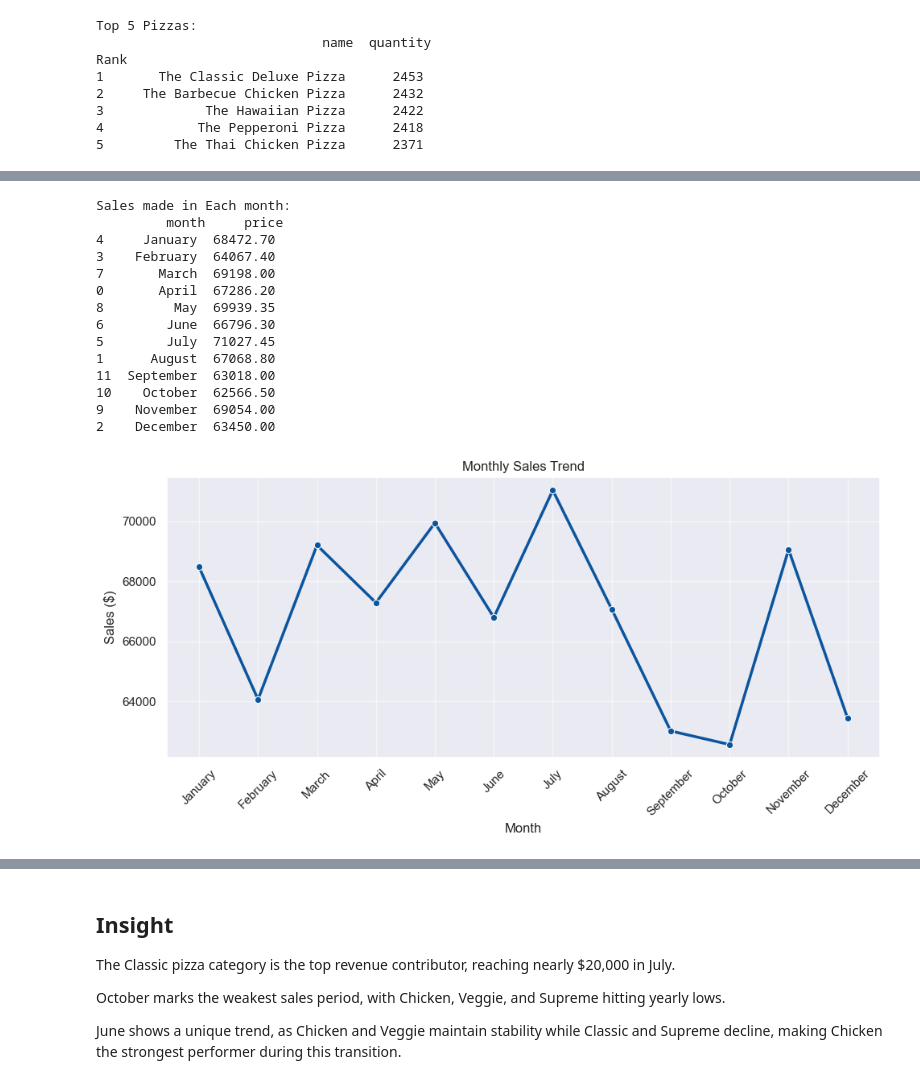
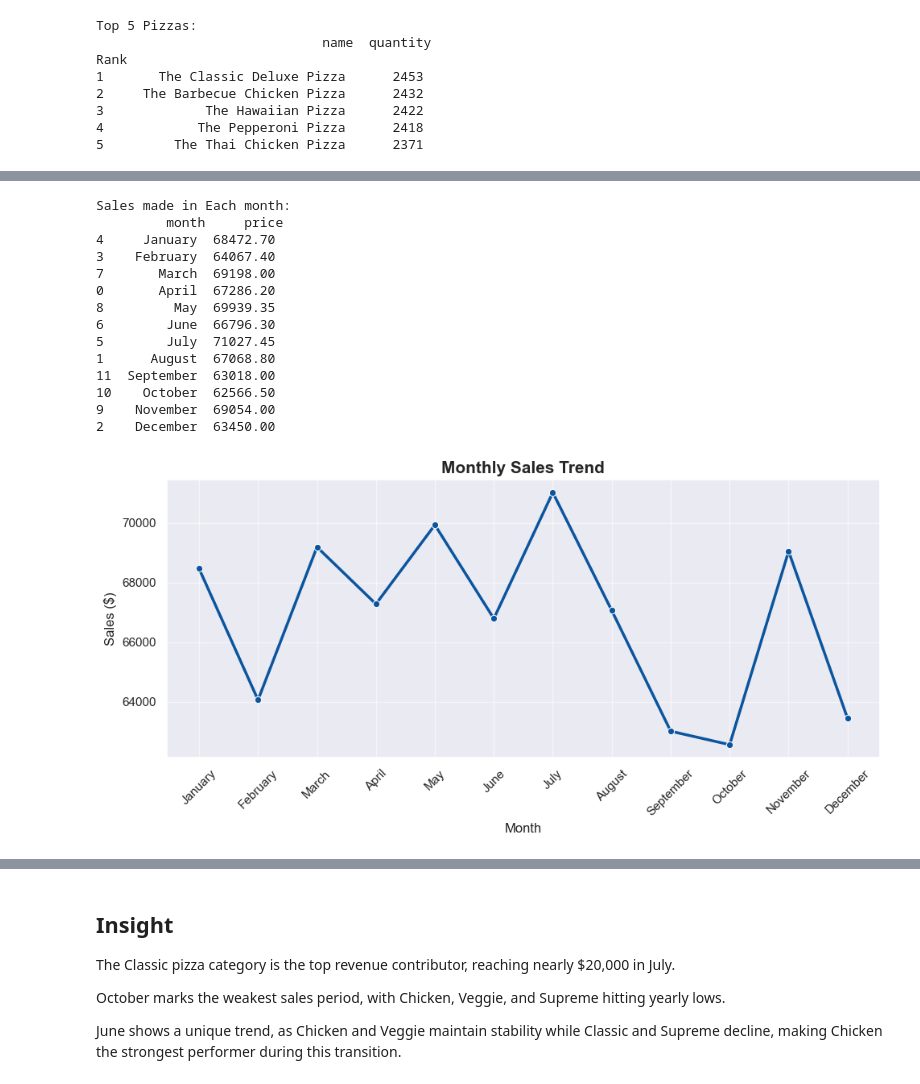
Before and after one commit to chijoke/EDA-Pizza-Sales-Analysis, a Jupyter notebook: EDA.ipynb, the cells around one changed output, grey strips where cells are left out. Drawn from its saved outputs; the diff is of its cells as text; code cells hidden in the pictures.

```diff
--- a/EDA.ipynb
+++ b/EDA.ipynb
@@ -283,37 +266,37 @@ month_sales = df.groupby('month', as_index=False)['price'].sum()
 # set month order
 month_sales['month'] = pd.Categorical(month_sales['month'], categories=month_order, ordered = True)
 
 # Sort Chronolically
 month_sales = month_sales.sort_values('month')
 print("Sales made in Each month:\n", month_sales )
 
 # Plot
 
 plt.figure(figsize = (10,5))
 sns.lineplot(data=month_sales, x='month', y='price', marker='o',linewidth=2.5)
-plt.title("Monthly Sales Trend")
-plt.xlabel("Month")
-plt.ylabel("Sales ($)")
+plt.title("Monthly Sales Trend", fontsize = 15, fontweight='bold')
+plt.xlabel("Month", fontsize=12)
+plt.ylabel("Sales ($)", fontsize=12)
 plt.xticks(rotation=45)
 plt.grid(True,alpha=0.6)
 plt.tight_layout()
 plt.show()
 # %% [output]
 Sales made in Each month:
          month     price
 4     January  68472.70
 3    February  64067.40
 7       March  69198.00
 0       April  67286.20
 8         May  69939.35
 6        June  66796.30
 5        July  71027.45
 1      August  67068.80
 11  September  63018.00
 10    October  62566.50
 9    November  69054.00
 2    December  63450.00
-[figure, old version]
+[figure, new version]
 # %%
 # Pizzas Types Not Doing well (Bottom Sallers)
 bottom_pizzas = df.groupby('name')['quantity'].sum().sort_values(ascending=True).reset_index().head(5)
```
Also changed, not shown: parts of 10 cells of this notebook.
